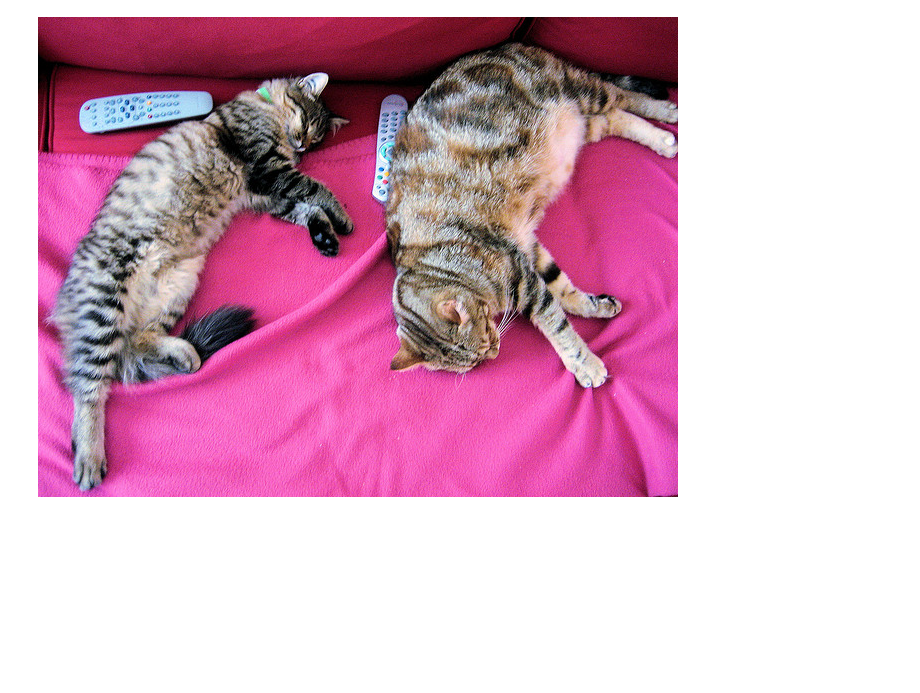
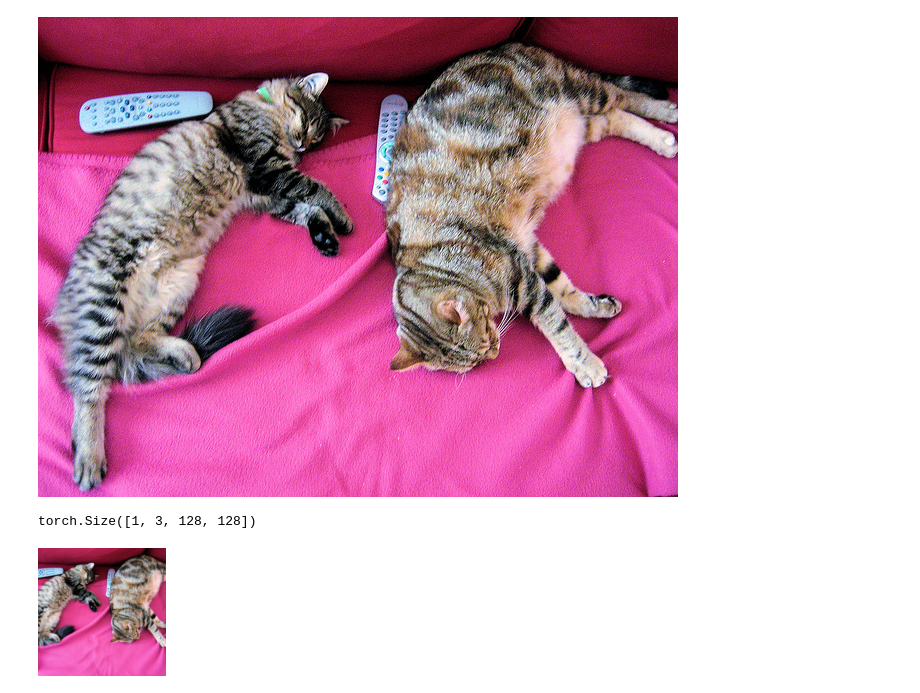
Before and after one commit to shreshthsaini/SR-DDPM, a Jupyter notebook: diffusion_model.ipynb, the cells around one changed output. Cells and saved outputs as stored; diff of their text form; code cells hidden in the pictures; blank space fills up the shorter version.

```diff
--- a/diffusion_model.ipynb
+++ b/diffusion_model.ipynb
@@ -33,3 +32,36 @@ image = Image.open(requests.get(url, stream=True).raw)
 image
 # %% [output]
 [figure]
+# %%
+# Image tranformation
+
+image_size = 128
+transform = Compose([
+    Resize(image_size),
+    CenterCrop(image_size),
+    ToTensor(), # turn into Numpy array of shape HWC, divide by 255
+    Lambda(lambda t: (t * 2) - 1),
+
+])
+
+x_start = transform(image).unsqueeze(0)
+print(x_start.shape)
+# %% [output]
+torch.Size([1, 3, 128, 128])
+# %%
+# Reverse the transformation
+"""
+which takes in a PyTorch tensor containing values in [-1,1] and turn them back into a PIL image:
+"""
+
+reverse_transform = Compose([
+     Lambda(lambda t: (t + 1) / 2),
+     Lambda(lambda t: t.permute(1, 2, 0)), # CHW to HWC
+     Lambda(lambda t: t * 255.),
+     Lambda(lambda t: t.numpy().astype(np.uint8)),
+     ToPILImage(),
+])
+# %%
+reverse_transform(x_start.squeeze())
+# %% [output]
+[figure, added]
```
Also changed, not shown: parts of 6 cells of this notebook, 5 other files.
